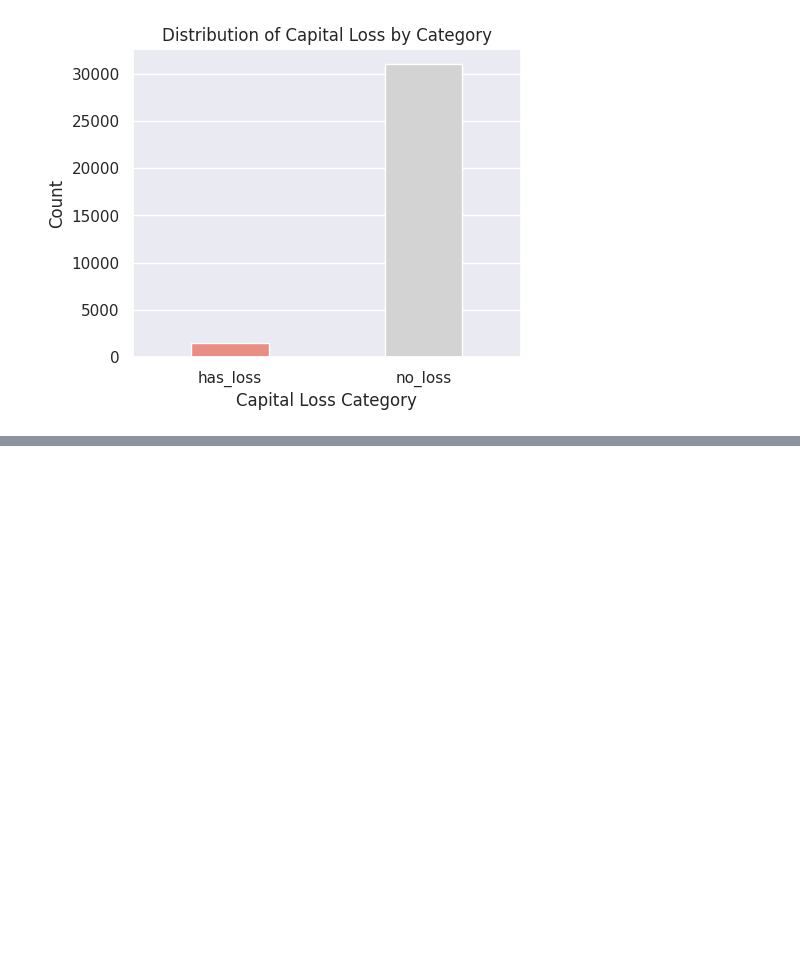
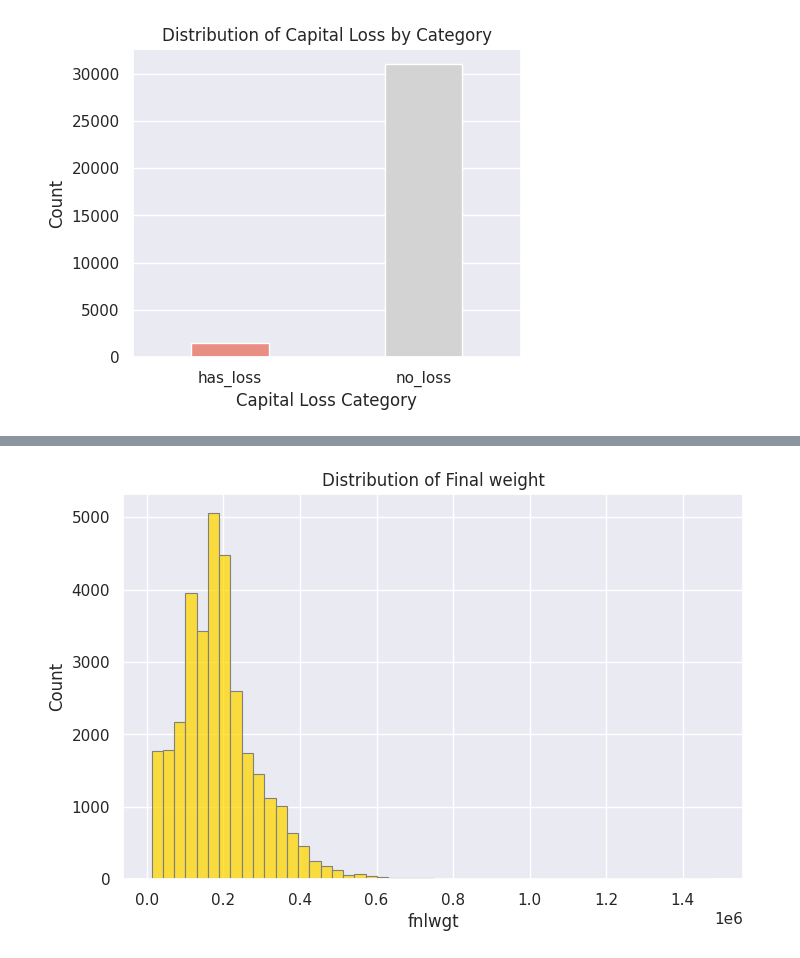
Before and after one commit to mostafa-zea/AAI614_-zeinalabidine-, a Jupyter notebook: AAI_614O_Project1_Mostafa_Z.ipynb, the cells around one changed output, grey strips where cells are left out. Cells and saved outputs as stored; diff of their text form; code cells hidden in the pictures; blank space fills up the shorter version.

```diff
--- a/AAI_614O_Project1_Mostafa_Z.ipynb
+++ b/AAI_614O_Project1_Mostafa_Z.ipynb
@@ -197,0 +205,9 @@ plt.show()
+# %%
+plt.figure(figsize=(8, 5))
+sns.histplot(df['fnlwgt'], bins=50, color='gold', edgecolor='gray')
+plt.title('Distribution of Final weight')
+plt.xlabel('fnlwgt')
+plt.ylabel('Count')
+plt.show()
+# %% [output]
+[figure, added]
```
Also changed, not shown: parts of 24 cells of this notebook.
